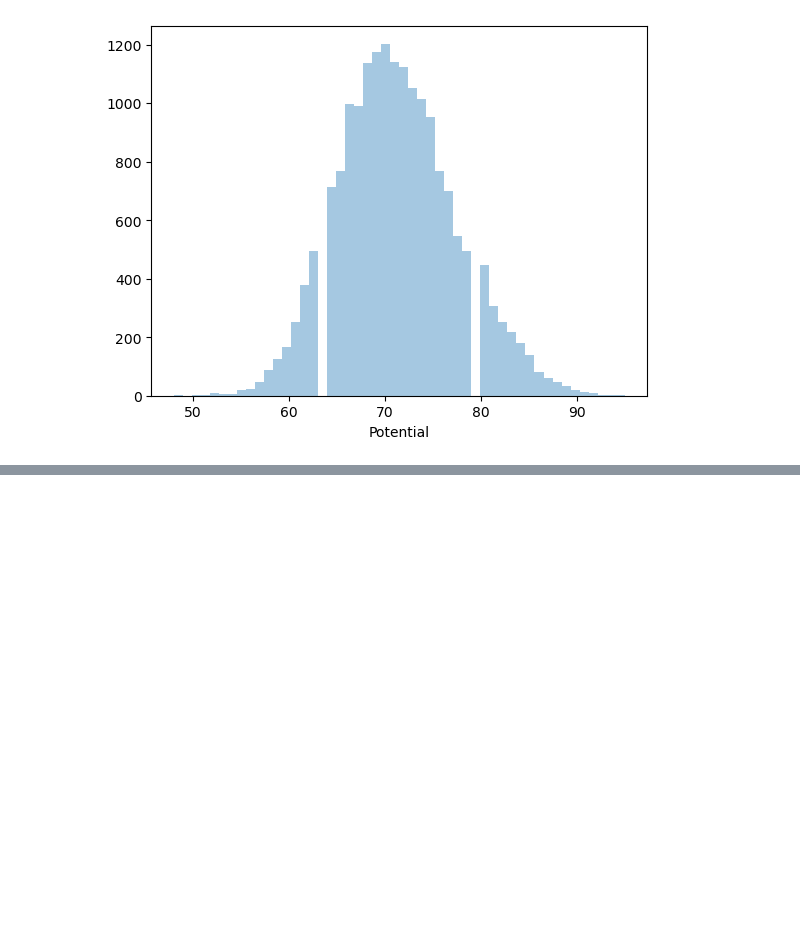
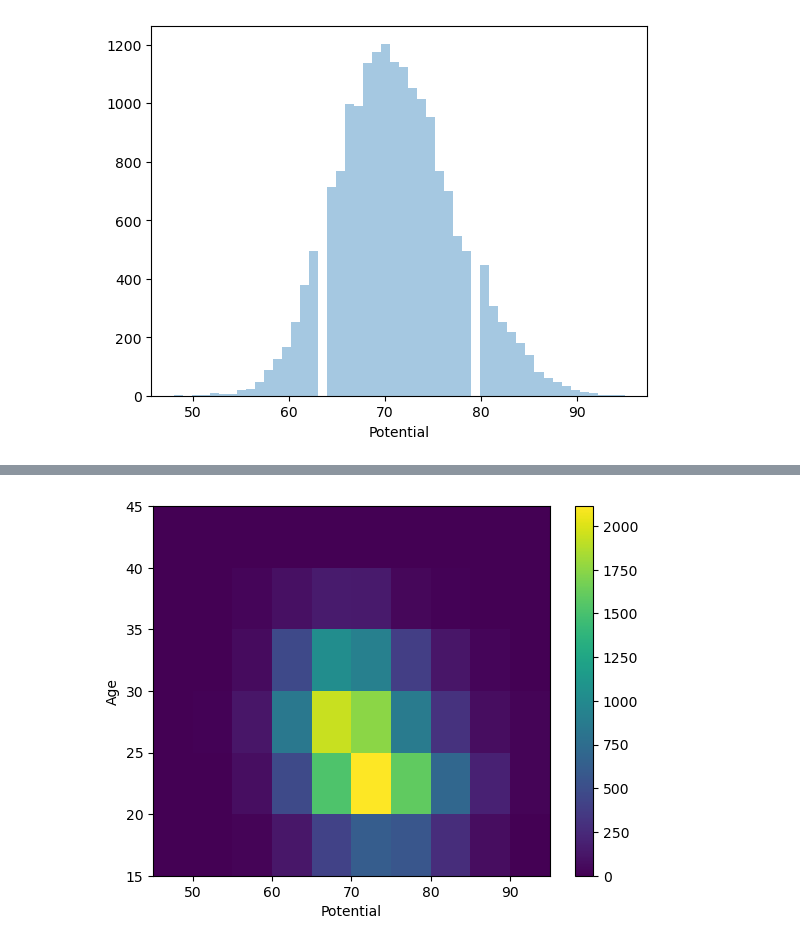
Before and after one commit to shashinvision/IA, a Jupyter notebook: Jupyter NB/03 metaploitlib and seaborn.ipynb, the cells around one changed output, grey strips where cells are left out. Saved outputs shown, nothing was run; the diff lists cells and outputs as text; code cells hidden in the pictures; blank space fills up the shorter version.

```diff
--- a/Jupyter NB/03 metaploitlib and seaborn.ipynb
+++ b/Jupyter NB/03 metaploitlib and seaborn.ipynb
@@ -200,0 +215,10 @@ https://gist.github.com/mwaskom/de44147ed2974457ad6372750bbe5751
+# %%
+bins_potential = np.arange(45, df['Potential'].max() + 5, 5)
+bins_age = np.arange(15, df['Age'].max() + 5, 5)
+
+plt.hist2d( data = df, x = 'Potential', y = 'Age', bins = [bins_potential, bins_age] )
+plt.xlabel('Potential')
+plt.ylabel('Age')
+plt.colorbar();
+# %% [output]
+[figure, added]
```
Also changed, not shown: parts of 7 cells of this notebook.
